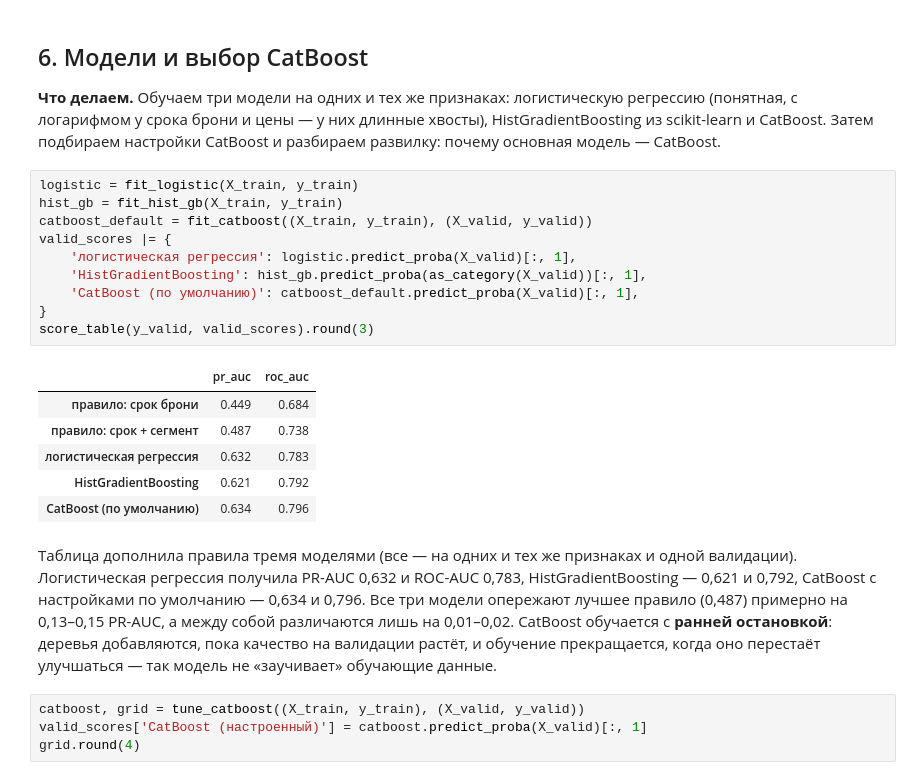
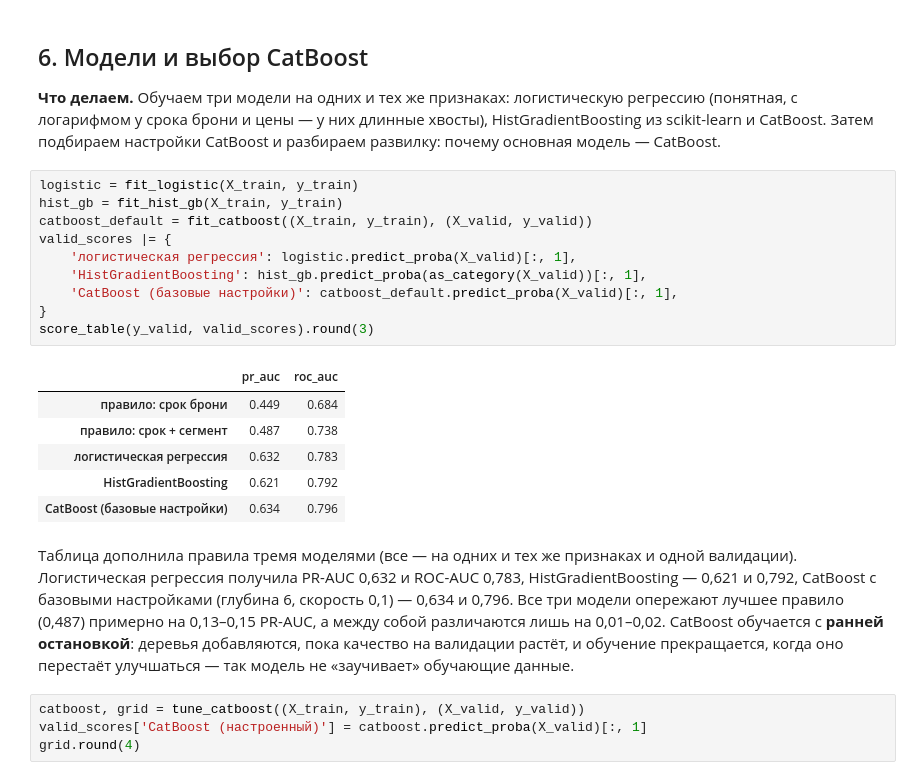
Before and after one commit to obivanio/hotel-cancellations-hse, a Jupyter notebook: notebooks/03_model.ipynb, the cells around one changed output. Cells and saved outputs as stored; diff of their text form.

```diff
--- a/notebooks/03_model.ipynb
+++ b/notebooks/03_model.ipynb
@@ -159,22 +159,22 @@ score_table(y_valid, valid_scores).round(3)
 # %%
 logistic = fit_logistic(X_train, y_train)
 hist_gb = fit_hist_gb(X_train, y_train)
 catboost_default = fit_catboost((X_train, y_train), (X_valid, y_valid))
 valid_scores |= {
     'логистическая регрессия': logistic.predict_proba(X_valid)[:, 1],
     'HistGradientBoosting': hist_gb.predict_proba(as_category(X_valid))[:, 1],
-    'CatBoost (по умолчанию)': catboost_default.predict_proba(X_valid)[:, 1],
+    'CatBoost (базовые настройки)': catboost_default.predict_proba(X_valid)[:, 1],
 }
 score_table(y_valid, valid_scores).round(3)
 # %% [output]
 |  | pr_auc | roc_auc |
 | правило: срок брони | 0.449 | 0.684 |
 | правило: срок + сегмент | 0.487 | 0.738 |
 | логистическая регрессия | 0.632 | 0.783 |
 | HistGradientBoosting | 0.621 | 0.792 |
-| CatBoost (по умолчанию) | 0.634 | 0.796 |
+| CatBoost (базовые настройки) | 0.634 | 0.796 |
 # %% [markdown]
-Таблица дополнила правила тремя моделями (все — на одних и тех же признаках и одной валидации). Логистическая регрессия получила PR-AUC 0,632 и ROC-AUC 0,783, HistGradientBoosting — 0,621 и 0,792, CatBoost с настройками по умолчанию — 0,634 и 0,796. Все три модели опережают лучшее правило (0,487) примерно на 0,13–0,15 PR-AUC, а между собой различаются лишь на 0,01–0,02. CatBoost обучается с **ранней остановкой**: деревья добавляются, пока качество на валидации растёт, и обучение прекращается, когда оно перестаёт улучшаться — так модель не «заучивает» обучающие данные.
+Таблица дополнила правила тремя моделями (все — на одних и тех же признаках и одной валидации). Логистическая регрессия получила PR-AUC 0,632 и ROC-AUC 0,783, HistGradientBoosting — 0,621 и 0,792, CatBoost с базовыми настройками (глубина 6, скорость 0,1) — 0,634 и 0,796. Все три модели опережают лучшее правило (0,487) примерно на 0,13–0,15 PR-AUC, а между собой различаются лишь на 0,01–0,02. CatBoost обучается с **ранней остановкой**: деревья добавляются, пока качество на валидации растёт, и обучение прекращается, когда оно перестаёт улучшаться — так модель не «заучивает» обучающие данные.
 # %%
 catboost, grid = tune_catboost((X_train, y_train), (X_valid, y_valid))
 valid_scores['CatBoost (настроенный)'] = catboost.predict_proba(X_valid)[:, 1]
```
Also changed, not shown: parts of 19 cells of this notebook, 2 other files.
